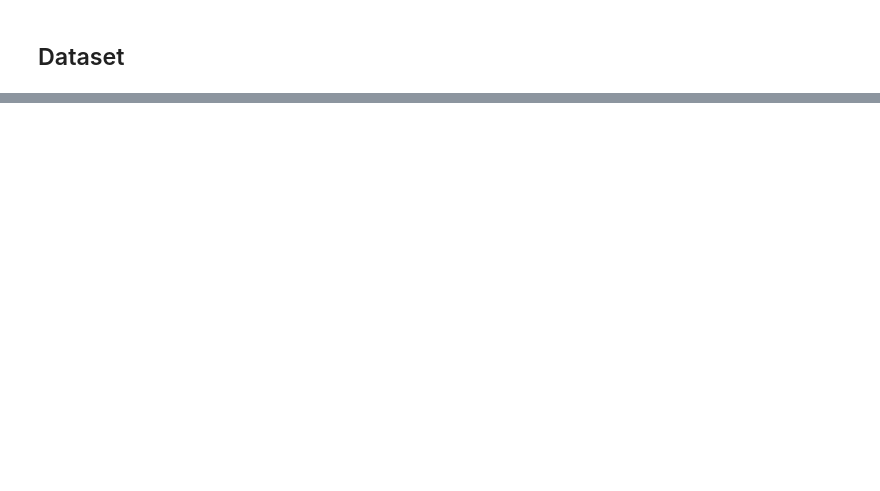
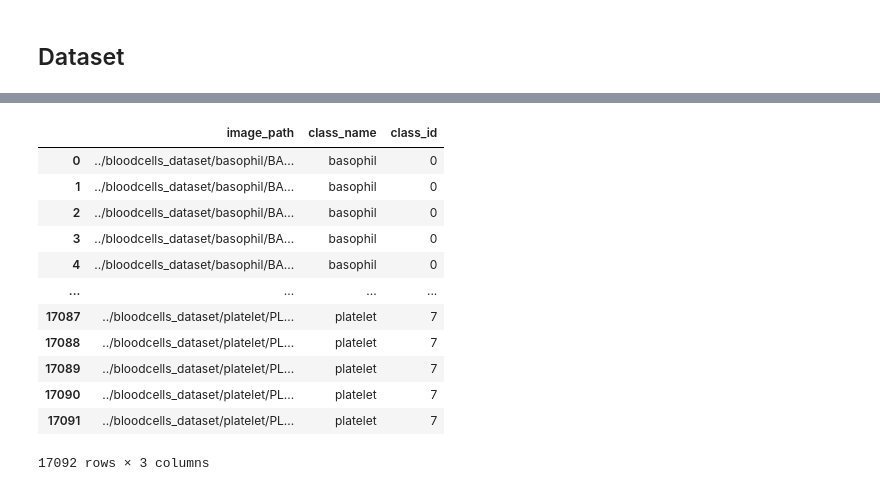
Before and after one commit to a-khorasani/blood-cells-detection, a Jupyter notebook: blood_cells_detection.ipynb, the cells around one changed output, grey strips where cells are left out. Cells and saved outputs as stored; diff of their text form; code cells hidden in the pictures; blank space fills up the shorter version.

```diff
--- a/blood_cells_detection.ipynb
+++ b/blood_cells_detection.ipynb
@@ -15,0 +77,55 @@ plt.figa
+# %%
+dataset_dir = '../bloodcells_dataset'
+base_dir = os.getcwd()
+data = []
+
+class_names = sorted(os.listdir(dataset_dir))
+
+for class_name in class_names:
+    class_path = os.path.join(dataset_dir, class_name)
+
+    if os.path.isdir(class_path):
+
+        extensions = ('*.jpg', '*.jpeg', '*.png', '*.bmp')
+        image_paths = []
+
+
+        for ext in extensions:
+            image_paths.extend(glob.glob(os.path.join(class_path, ext)))
+            image_paths.extend(glob.glob(os.path.join(class_path, ext.upper())))
+
+        image_paths = list(set(image_paths))
+
+        for img_path in image_paths:
+
+            relative_img_path = os.path.relpath(img_path, start=base_dir)
+
+            relative_img_path = relative_img_path.replace('\\', '/')
+
+            data.append({
+                'image_path': relative_img_path,
+                'class_name': class_name
+            })
+
+df = pd.DataFrame(data)
+
+df['class_id'] = df['class_name'].astype('category').cat.codes
+
+csv_output_path = 'dataset_info.csv'
+df.to_csv(csv_output_path, index=False, encoding='utf-8')
+# %%
+df
+# %% [output]
+|  | image_path | class_name | class_id |
+| 0 | ../bloodcells_dataset/basophil/BA... | basophil | 0 |
+| 1 | ../bloodcells_dataset/basophil/BA... | basophil | 0 |
+| 2 | ../bloodcells_dataset/basophil/BA... | basophil | 0 |
+| 3 | ../bloodcells_dataset/basophil/BA... | basophil | 0 |
+| 4 | ../bloodcells_dataset/basophil/BA... | basophil | 0 |
+| ... | ... | ... | ... |
+| 17087 | ../bloodcells_dataset/platelet/PL... | platelet | 7 |
+| 17088 | ../bloodcells_dataset/platelet/PL... | platelet | 7 |
+| 17089 | ../bloodcells_dataset/platelet/PL... | platelet | 7 |
+| 17090 | ../bloodcells_dataset/platelet/PL... | platelet | 7 |
+| 17091 | ../bloodcells_dataset/platelet/PL... | platelet | 7 |
+17092 rows × 3 columns
```
Also changed, not shown: parts of 9 cells of this notebook, 1 other file.
